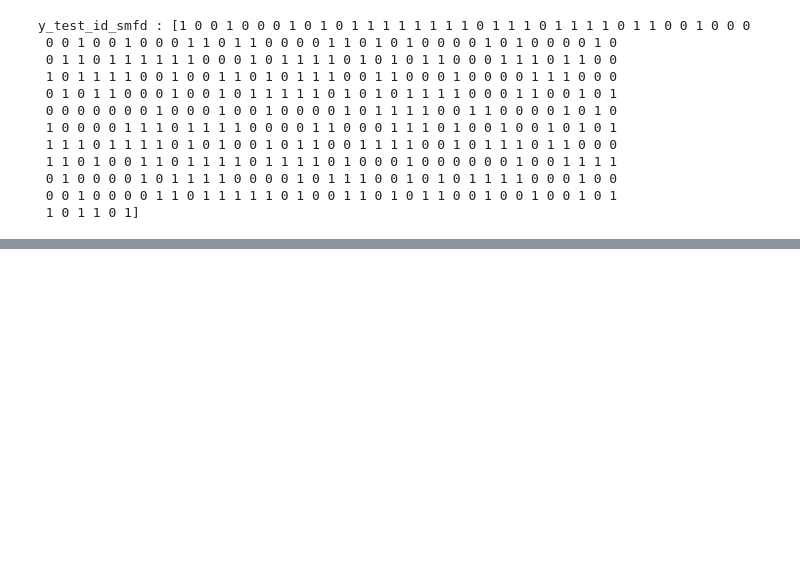
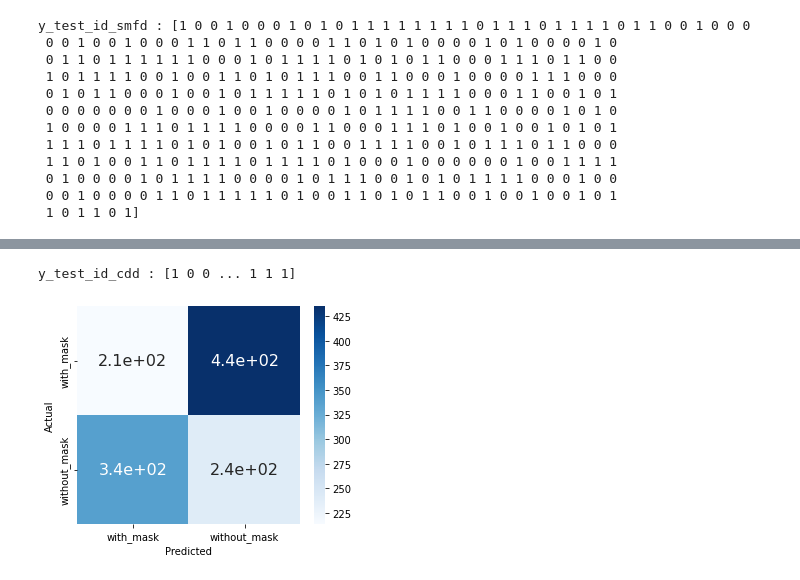
Before and after one commit to ZahraDehghani99/FacemaskWearingAlertSystem, a Jupyter notebook: FaceMaskClassifier.ipynb, the cells around one changed output, grey strips where cells are left out. Cells and saved outputs as stored; diff of their text form; code cells hidden in the pictures; blank space fills up the shorter version.

Commit message:
Train a new model.

```diff
--- a/FaceMaskClassifier.ipynb
+++ b/FaceMaskClassifier.ipynb
@@ -711,0 +714,3 @@ weighted avg       0.95      0.95      0.95       413
+# %%
+from tensorflow import keras
+model = keras.models.load_model(base_path + "model/best_model.hdf5")#
@@ -711,0 +719,5 @@ weighted avg       0.95      0.95      0.95       413
+# %%
+y_pred_cdd = model.predict(X_test_cdd)
+print(f'y_pred_cdd : {y_pred_cdd}')
+pred_id_cdd = np.argmax(y_pred_cdd, axis=1)
+print(f'pred_id_cdd : {pred_id_cdd}')
@@ -711,0 +733,9 @@ weighted avg       0.95      0.95      0.95       413
+# %%
+y_test_id_cdd = np.argmax(y_test_cdd, axis=1)
+print(f'y_test_id_cdd : {y_test_id_cdd}')
+# %% [output]
+y_test_id_cdd : [1 0 0 ... 1 1 1]
+# %%
+plot_confusion_matrix(y_test_id_cdd, pred_id_cdd)
+# %% [output]
+[figure, added]
```
Also changed, not shown: parts of 31 cells of this notebook.
